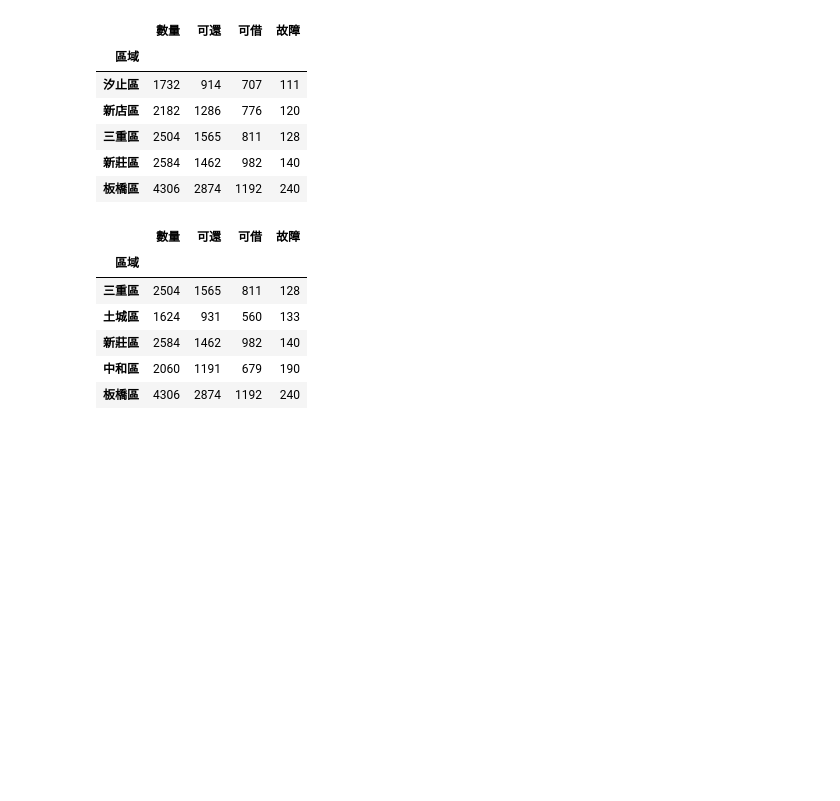
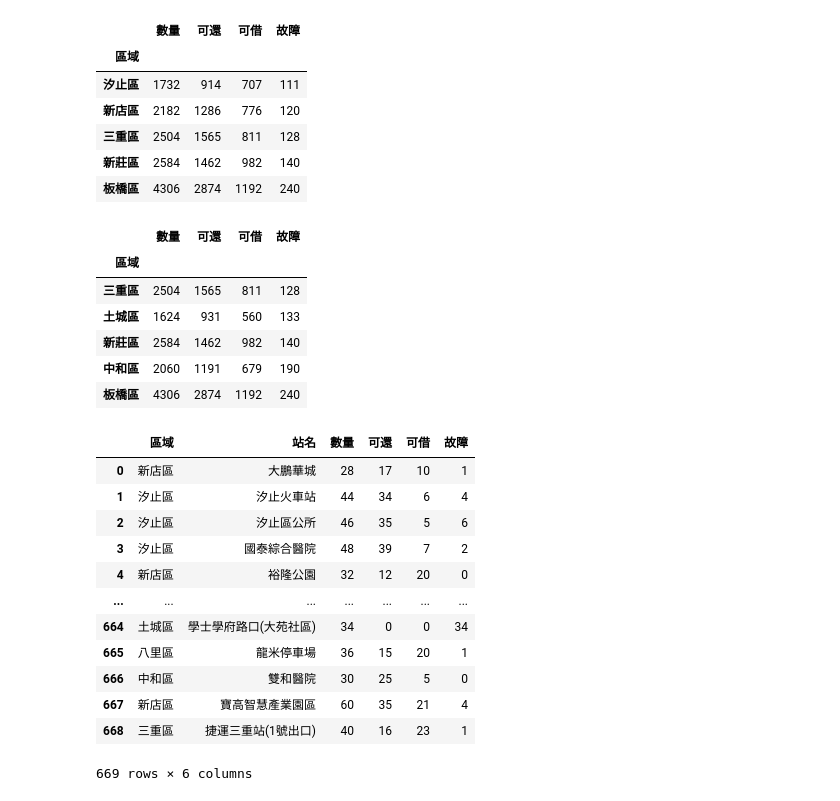
Before and after one commit to roberthsu2003/PythonForDataAnalysis, a Jupyter notebook: 上課內容13/lesson18/lesson18_3.ipynb, the cells around one changed output. Saved outputs shown, nothing was run; the diff lists cells and outputs as text; code cells hidden in the pictures; blank space fills up the shorter version.

```diff
--- a/上課內容13/lesson18/lesson18_3.ipynb
+++ b/上課內容13/lesson18/lesson18_3.ipynb
@@ -130,3 +130,20 @@ result.sort_values(by='故障')[-5:]
 | 新莊區 | 2584 | 1462 | 982 | 140 |
 | 中和區 | 2060 | 1191 | 679 | 190 |
 | 板橋區 | 4306 | 2874 | 1192 | 240 |
+# %%
+df1=df[['區域','站名','數量','可還','可借','故障']]
+df1
+# %% [output]
+|  | 區域 | 站名 | 數量 | 可還 | 可借 | 故障 |
+| 0 | 新店區 | 大鵬華城 | 28 | 17 | 10 | 1 |
+| 1 | 汐止區 | 汐止火車站 | 44 | 34 | 6 | 4 |
+| 2 | 汐止區 | 汐止區公所 | 46 | 35 | 5 | 6 |
+| 3 | 汐止區 | 國泰綜合醫院 | 48 | 39 | 7 | 2 |
+| 4 | 新店區 | 裕隆公園 | 32 | 12 | 20 | 0 |
+| ... | ... | ... | ... | ... | ... | ... |
+| 664 | 土城區 | 學士學府路口(大苑社區) | 34 | 0 | 0 | 34 |
+| 665 | 八里區 | 龍米停車場 | 36 | 15 | 20 | 1 |
+| 666 | 中和區 | 雙和醫院 | 30 | 25 | 5 | 0 |
+| 667 | 新店區 | 寶高智慧產業園區 | 60 | 35 | 21 | 4 |
+| 668 | 三重區 | 捷運三重站(1號出口) | 40 | 16 | 23 | 1 |
+669 rows × 6 columns
```
Also changed, not shown: parts of 2 cells of this notebook.
